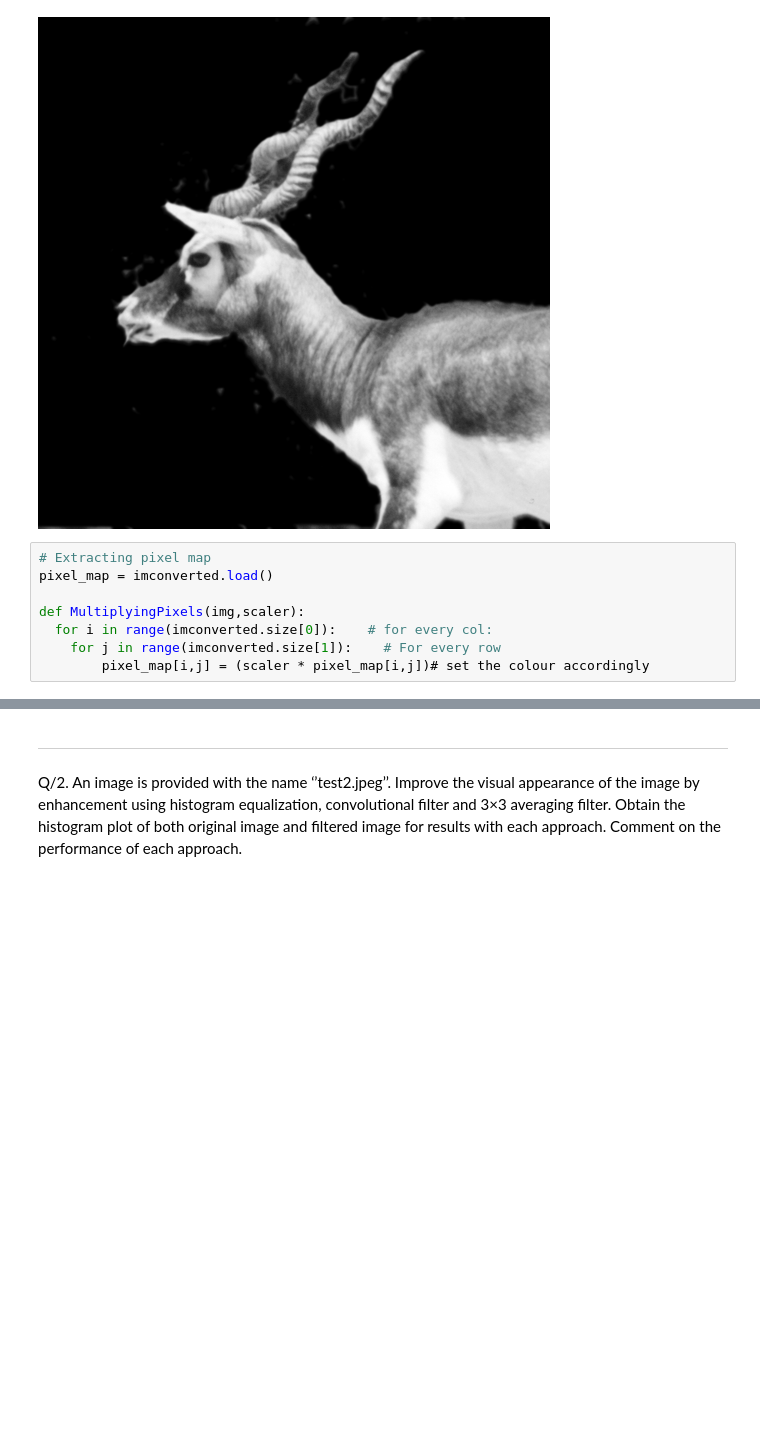
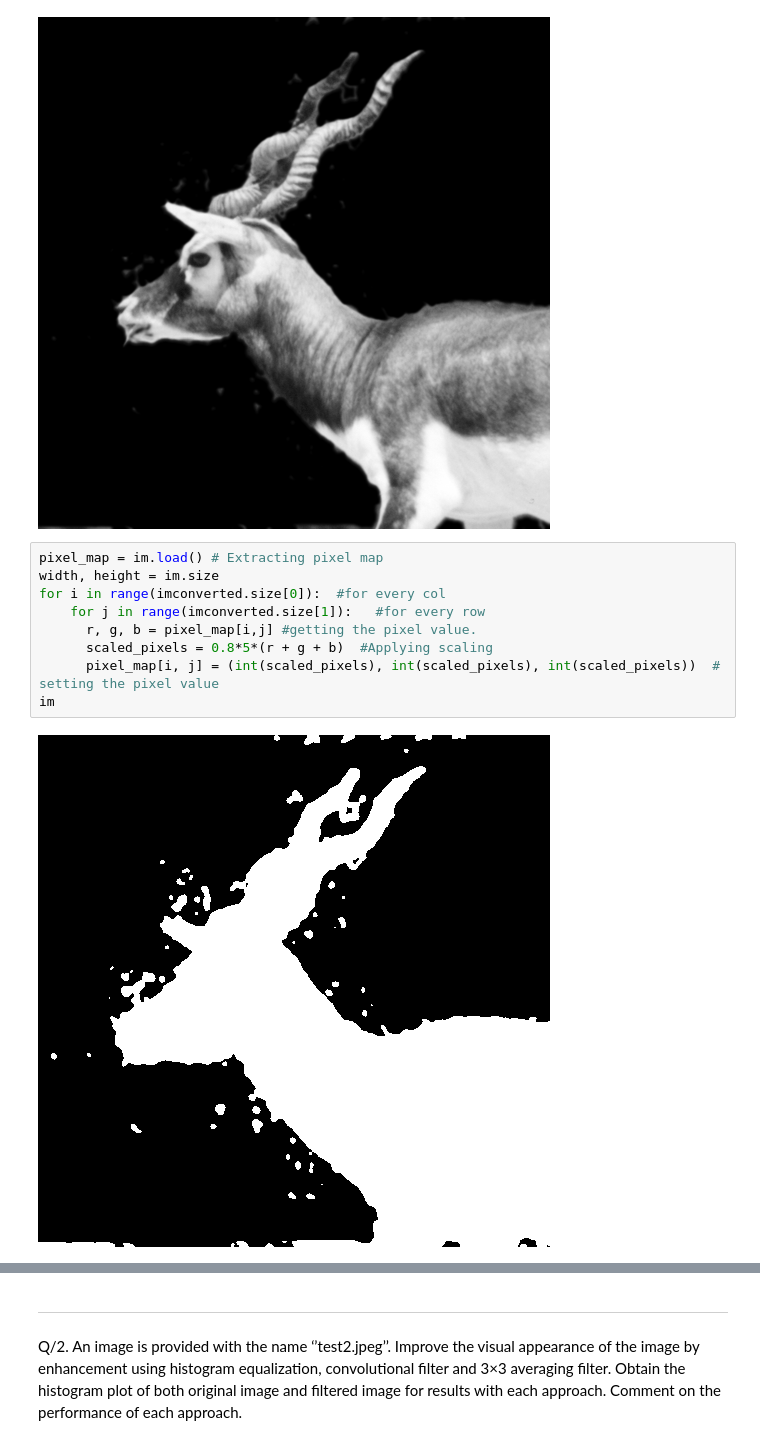
Before and after one commit to apoorwagupta/Digital_Image_Processing, a Jupyter notebook: DIP_ASSIGNMENT1.ipynb, the cells around one changed output, grey strips where cells are left out. Saved outputs shown, nothing was run; the diff lists cells and outputs as text; blank space fills up the shorter version.

```diff
--- a/DIP_ASSIGNMENT1.ipynb
+++ b/DIP_ASSIGNMENT1.ipynb
@@ -43,11 +42,14 @@ imconverted
 L
 [figure]
 # %%
-# Extracting pixel map
-pixel_map = imconverted.load()
-
-def MultiplyingPixels(img,scaler):
-  for i in range(imconverted.size[0]):    # for every col:
-    for j in range(imconverted.size[1]):    # For every row
-        pixel_map[i,j] = (scaler * pixel_map[i,j])# set the colour accordingly
+pixel_map = im.load() # Extracting pixel map
+width, height = im.size
+for i in range(imconverted.size[0]):  #for every col
+    for j in range(imconverted.size[1]):   #for every row
+      r, g, b = pixel_map[i,j] #getting the pixel value.
+      scaled_pixels = 0.8*5*(r + g + b)  #Applying scaling
+      pixel_map[i, j] = (int(scaled_pixels), int(scaled_pixels), int(scaled_pixels))  # setting the pixel value
+im
+# %% [output]
+[figure, added]
 # %%
```
Also changed, not shown: parts of 27 cells of this notebook.
